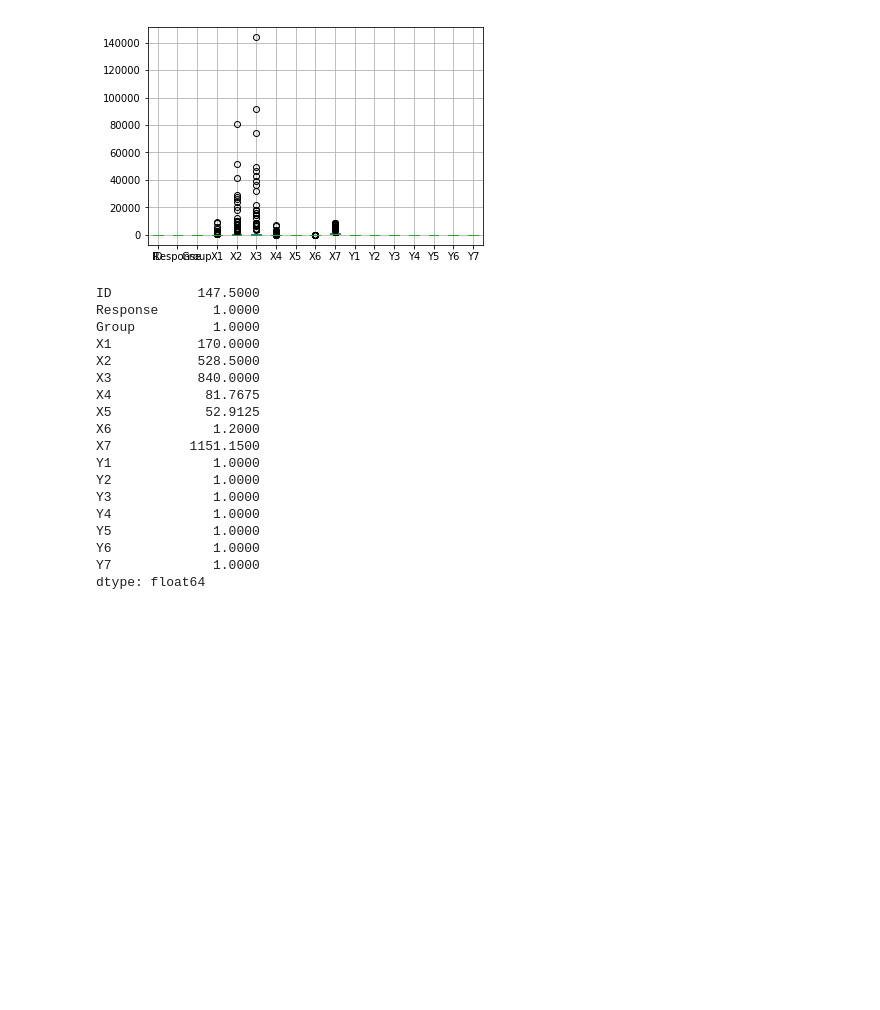
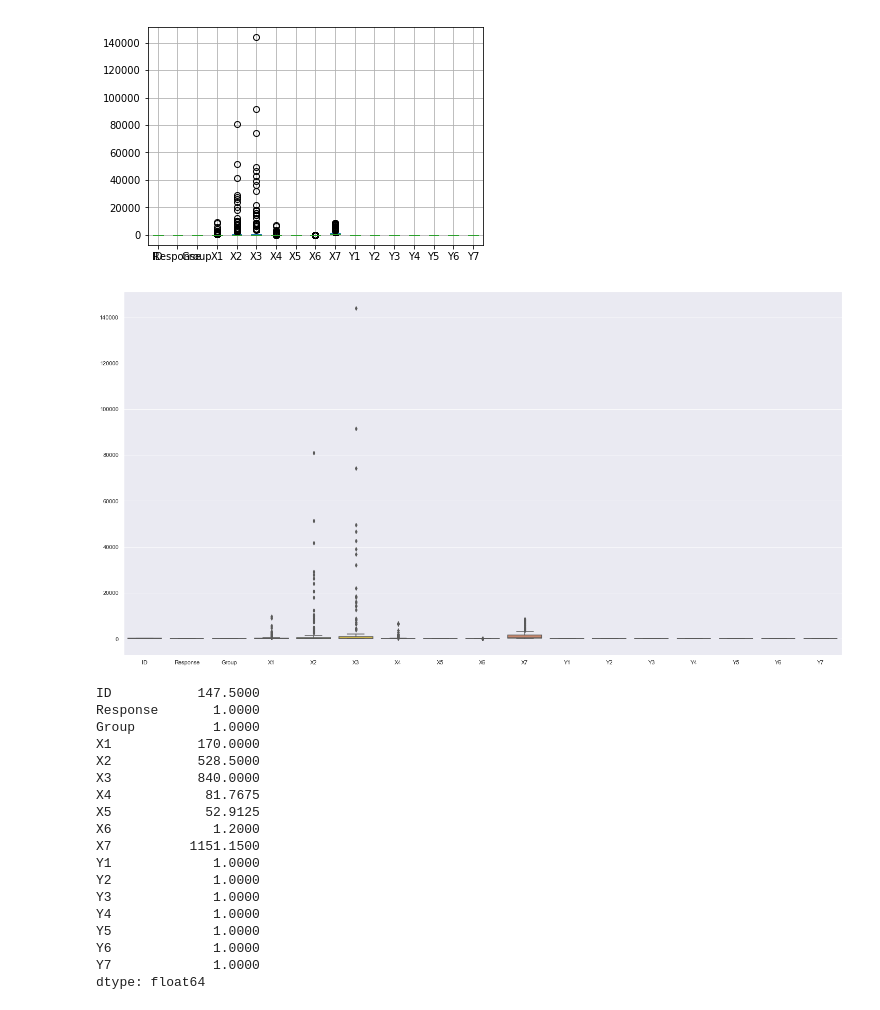
Before and after one commit to sridharamirneni/Data_Science, a Jupyter notebook: code/Data Graphs.ipynb, the cells around one changed output. Drawn from its saved outputs; the diff is of its cells as text; code cells hidden in the pictures; blank space fills up the shorter version.

```diff
--- a/code/Data Graphs.ipynb
+++ b/code/Data Graphs.ipynb
@@ -34,6 +40,13 @@ plt.show()
 bp=df.boxplot()
 # %% [output]
 [figure]
+# %%
+import seaborn as sns
+sns.set(style="whitegrid")
+sns.set(rc={'figure.figsize':(25,13)})
+ax = sns.boxplot(data=df, palette="Set2")
+# %% [output]
+[figure, added]
 # %%
 Q1 = df.quantile(0.25)
 Q3 = df.quantile(0.75)
```
Also changed, not shown: parts of 6 cells of this notebook, 1 other file.
